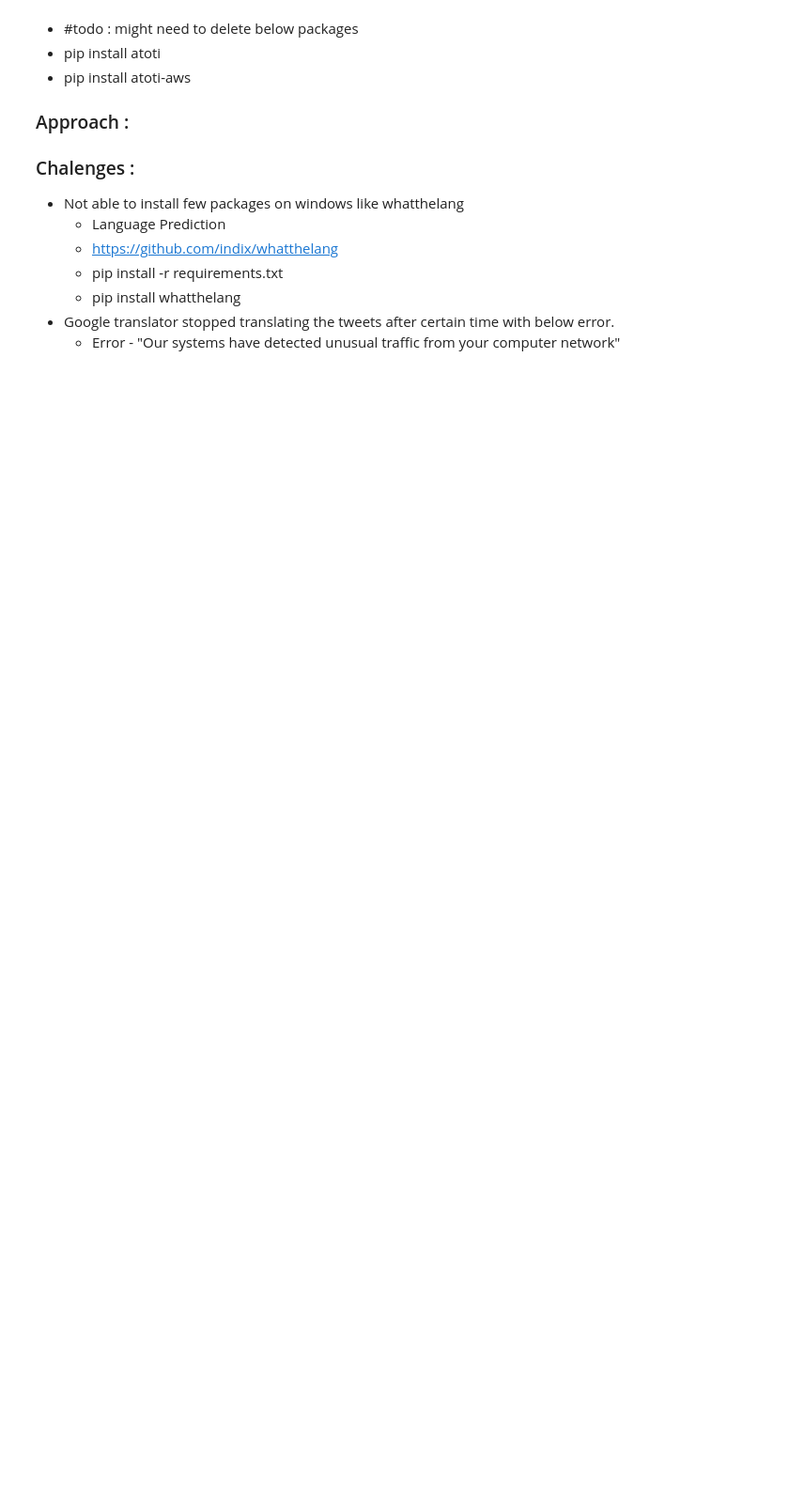
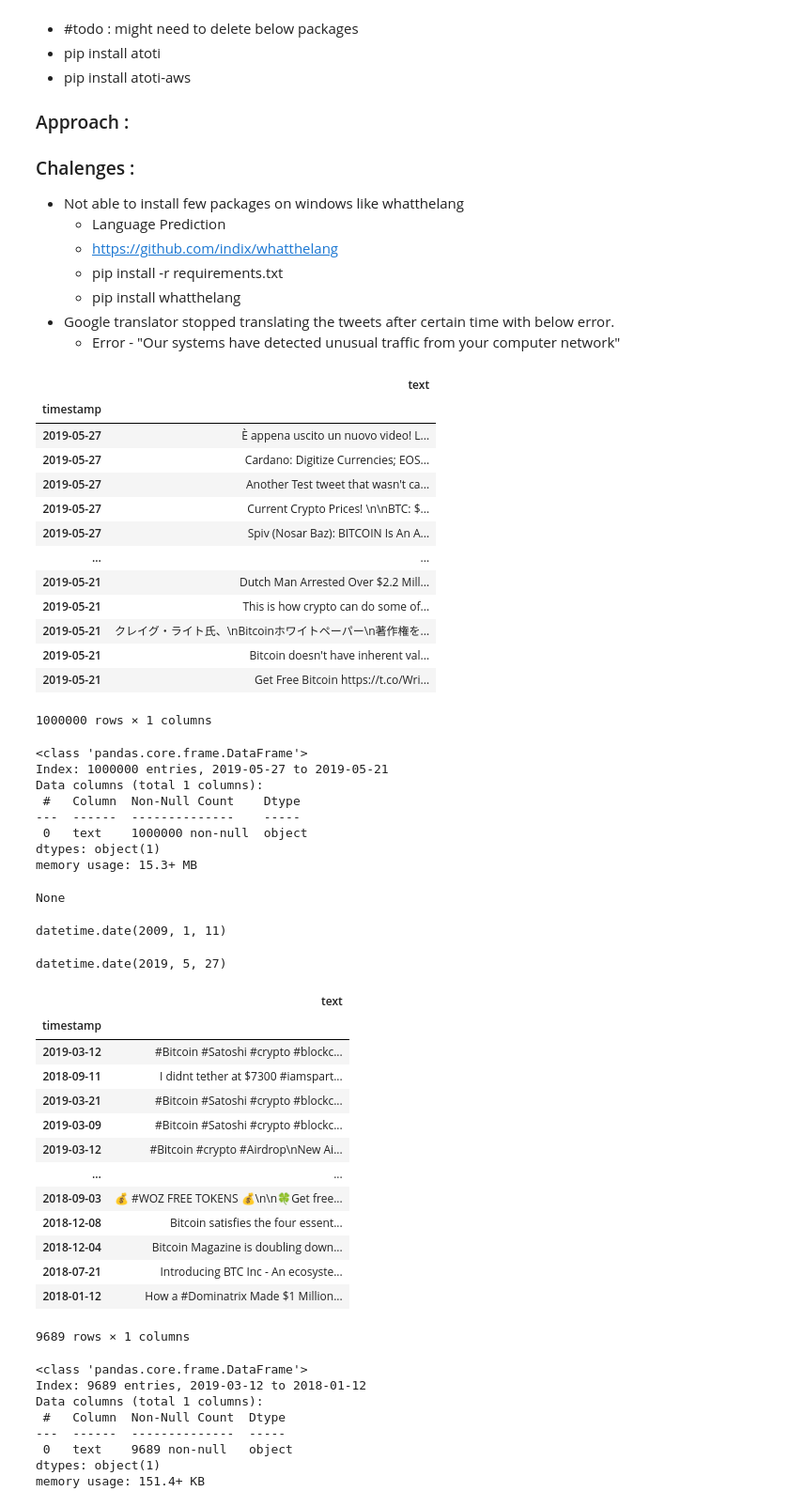
Before and after one commit to sachin376/learning-bigdata-project3-crypto_tweets_analysis, a Jupyter notebook: Project_crypto_tweets_analysis_v1.ipynb, the cells around one changed output. Shown at 94% size. Saved outputs shown, nothing was run; the diff lists cells and outputs as text; code cells hidden in the pictures; blank space fills up the shorter version.

```diff
--- a/Project_crypto_tweets_analysis_v1.ipynb
+++ b/Project_crypto_tweets_analysis_v1.ipynb
@@ -155,0 +144,64 @@ df = pd.DataFrame({'timestamp':pd.date_range('2019-01-01','2019-05-01')})
+# %%
+########### Below function is just for anlysing the dataset #####################################################
+
+def analysing_dataset(df):
+    display(df)
+    display(df.info())
+    display(df.index.min())
+    display(df.index.max())
+#     finding maximum and minimum date
+
+
+########### Testing block #####################################################################################################
+bitcoin_tweets_dataset_df_cleaned = read_and_clean_input_file(bitcoin_tweets_dataset_filepath)
+analysing_dataset(bitcoin_tweets_dataset_df_cleaned)
+bitcoin_tweets_dataset_df_cleaned = filter_by_daterange(bitcoin_tweets_dataset_df_cleaned)
+analysing_dataset(bitcoin_tweets_dataset_df_cleaned)
+# %% [output]
+|  | text |
+| timestamp |  |
+| 2019-05-27 | È appena uscito un nuovo video! L... |
+| 2019-05-27 | Cardano: Digitize Currencies; EOS... |
+| 2019-05-27 | Another Test tweet that wasn't ca... |
+| 2019-05-27 | Current Crypto Prices! \n\nBTC: $... |
+| 2019-05-27 | Spiv (Nosar Baz): BITCOIN Is An A... |
+| ... | ... |
+| 2019-05-21 | Dutch Man Arrested Over $2.2 Mill... |
+| 2019-05-21 | This is how crypto can do some of... |
+| 2019-05-21 | クレイグ・ライト氏、\nBitcoinホワイトペーパー\n著作権を... |
+| 2019-05-21 | Bitcoin doesn't have inherent val... |
+| 2019-05-21 | Get Free Bitcoin https://t.co/Wri... |
+1000000 rows × 1 columns
+<class 'pandas.core.frame.DataFrame'>
+Index: 1000000 entries, 2019-05-27 to 2019-05-21
+Data columns (total 1 columns):
+ #   Column  Non-Null Count    Dtype
+---  ------  --------------    -----
+ 0   text    1000000 non-null  object
+dtypes: object(1)
+memory usage: 15.3+ MB
+None
+datetime.date(2009, 1, 11)
+datetime.date(2019, 5, 27)
+|  | text |
+| timestamp |  |
+| 2019-03-12 | #Bitcoin #Satoshi #crypto #blockc... |
+| 2018-09-11 | I didnt tether at $7300 #iamspart... |
+| 2019-03-21 | #Bitcoin #Satoshi #crypto #blockc... |
+| 2019-03-09 | #Bitcoin #Satoshi #crypto #blockc... |
+| 2019-03-12 | #Bitcoin #crypto #Airdrop\nNew Ai... |
+| ... | ... |
+| 2018-09-03 | 💰 #WOZ FREE TOKENS 💰\n\n🍀Get free... |
+| 2018-12-08 | Bitcoin satisfies the four essent... |
+| 2018-12-04 | Bitcoin Magazine is doubling down... |
+| 2018-07-21 | Introducing BTC Inc - An ecosyste... |
+| 2018-01-12 | How a #Dominatrix Made $1 Million... |
+9689 rows × 1 columns
+<class 'pandas.core.frame.DataFrame'>
+Index: 9689 entries, 2019-03-12 to 2018-01-12
+Data columns (total 1 columns):
+ #   Column  Non-Null Count  Dtype
+---  ------  --------------  -----
+ 0   text    9689 non-null   object
+dtypes: object(1)
+memory usage: 151.4+ KB
```
Also changed, not shown: parts of 19 cells of this notebook.
